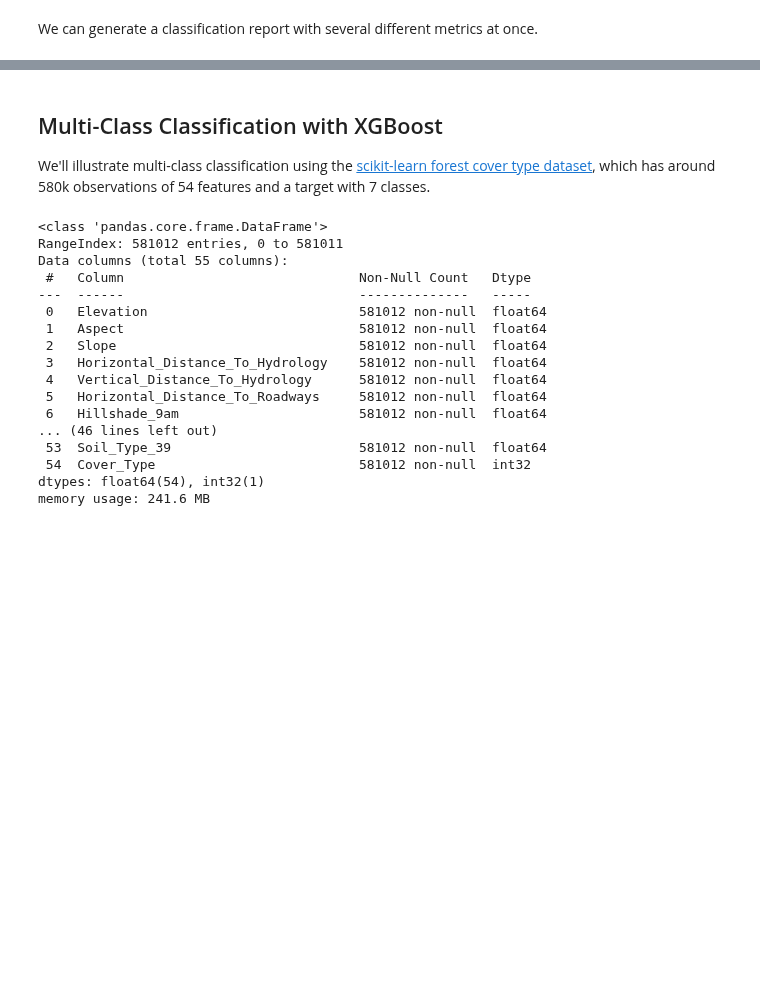
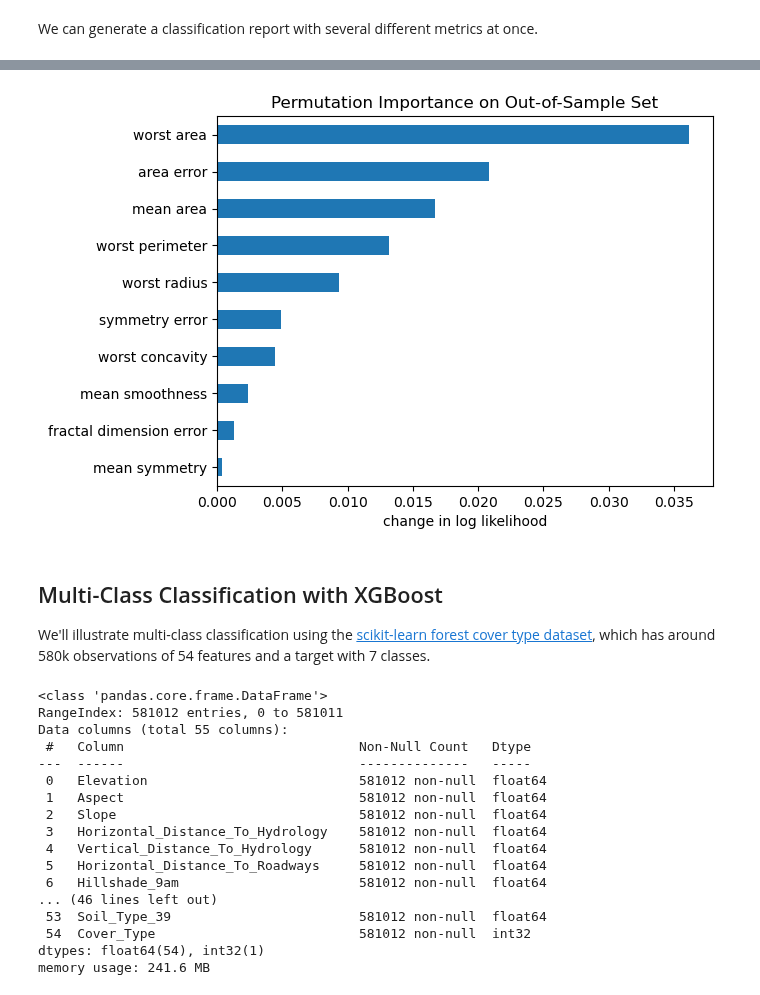
Before and after one commit to mcb00/rr-blog, a Jupyter notebook: posts/xgboost-for-classification-in-python/xgboost-for-classification-in-python.ipynb, the cells around one changed output, grey strips where cells are left out. Drawn from its saved outputs; the diff is of its cells as text; code cells hidden in the pictures; blank space fills up the shorter version.

```diff
--- a/posts/xgboost-for-classification-in-python/xgboost-for-classification-in-python.ipynb
+++ b/posts/xgboost-for-classification-in-python/xgboost-for-classification-in-python.ipynb
@@ -83,7 +98,9 @@ On a real problem we'd choose the validation set either randomly or based on tem
 # %%
+from sklearn.model_selection import train_test_split
+
 n_valid = 50
 
-train_df, valid_df = df[:-n_valid], df[-n_valid:]
+train_df, valid_df = train_test_split(df, test_size=n_valid, random_state=42)
 train_df.shape, valid_df.shape
 # %% [output]
 ((519, 31), (50, 31))
@@ -199,3 +210,20 @@ metrics.roc_auc_score(y_true, y_score)
+# %%
+from sklearn.inspection import permutation_importance
+from sklearn.metrics import make_scorer
+
+scorer = make_scorer(metrics.log_loss, greater_is_better=False, needs_proba=True)
+permu_imp = permutation_importance(clf, valid_df[features], valid_df[target],
+                                   n_repeats=30, random_state=0, scoring=scorer)
+# %%
+#| fig-alt: horizontal bar plot showing permutation feature importance
+#| fig-cap: top 10 features by permutation importance on validation set
+
+importances_permutation = pd.Series(permu_imp['importances_mean'], index=features)
+importances_permutation.sort_values(ascending=True)[-10:].plot.barh()
+plt.title('Permutation Importance on Out-of-Sample Set')
+plt.xlabel('change in log likelihood');
+# %% [output]
+[figure, added]
 # %% [markdown]
 ## Multi-Class Classification with XGBoost
 
```
Also changed, not shown: parts of 26 cells of this notebook.
